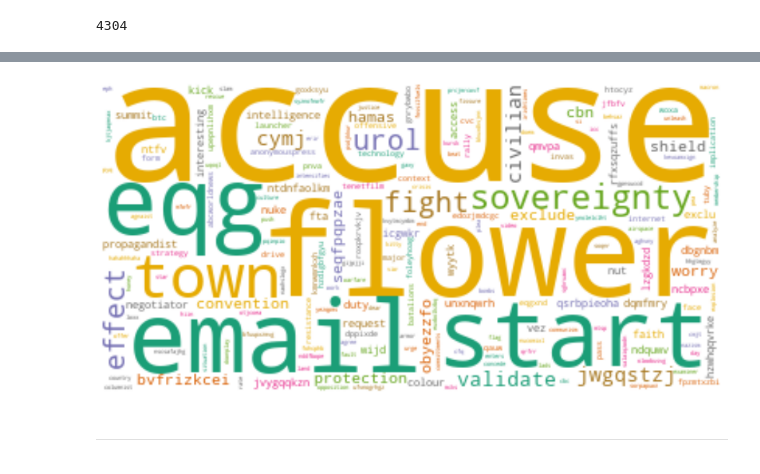
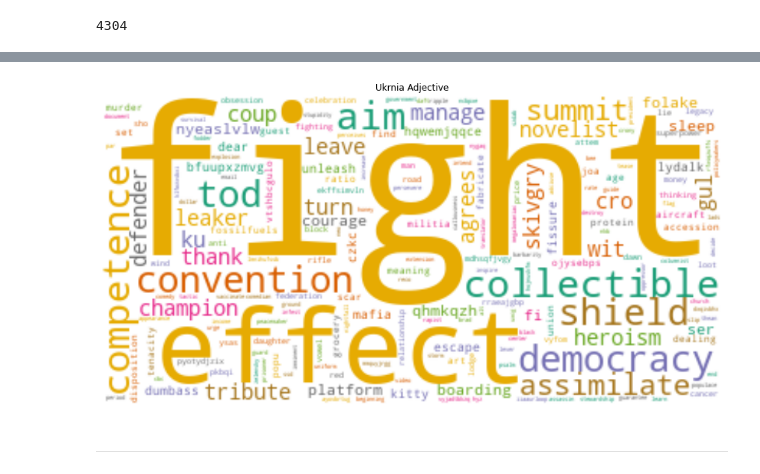
Before and after one commit to samah-balkhair/Tweets_Opinions, a Jupyter notebook: phase2_clean_tweets.ipynb, the cells around one changed output, grey strips where cells are left out. Saved outputs shown, nothing was run; the diff lists cells and outputs as text; code cells hidden in the pictures.

```diff
--- a/phase2_clean_tweets.ipynb
+++ b/phase2_clean_tweets.ipynb
@@ -612,11 +619,11 @@ noun_adj_dic
 russia_adj = []
 ukrania_adj = []
 for x, y in noun_adj_dic.items():
-    if 'russia' in x:
+    if 'russia' in x or 'russian' in x:
         russia_adj.append(y)
-    elif 'russia' in y:
+    elif 'russia' in y or 'russian' in y:
         russia_adj.append(x)
-    elif 'ukraine' in x:
+    elif 'ukraine' in x or 'ukrainian' in x:
         ukrania_adj.append(y)
-    elif 'ukraine' in y:
+    elif 'ukraine' in y or 'ukrainian' in y:
         ukrania_adj.append(x)
@@ -629,12 +636,24 @@ print('ukrania_adj: ', ukrania_adj)
 # %%
 russia_words = set(russia_adj)
-stopwords = ['ukraine', 'russiaukraine']
+stopwords = ['ukraine', 'russiaukraine', 'ukrainian', 'russia']
 stopwords = set(stopwords)
 russia_adj_final = russia_words - stopwords
 russia_adj_final = list(russia_adj_final)
 
 ukrania_words = set(ukrania_adj)
-stopwords = ['ukraine', 'russiaukraine']
-stopwords = set(stopwords)
 ukrania_adj_final = ukrania_words - stopwords
 ukrania_adj_final = list(ukrania_adj_final)
+# %%
+for x in ukrania_adj_final:
+    if str(x).__contains__('ukraine'):
+        ukrania_adj_final.remove(x)
+# %%
+# clean the adjective list
+
+for x in ukrania_adj_final:
+    if x not in words.words():
+        ukrania_adj_final.remove(x)
+
+for x in russia_adj_final:
+    if x not in words.words():
+        russia_adj_final.remove(x)
@@ -656,18 +682,18 @@ plt.show()
 # %%
 wc = WordCloud(stopwords=stop_words, background_color="white", colormap="Dark2",
                max_font_size=150, random_state=42)
 
 ukrania_word = " ".join(title for title in ukrania_adj_final)
 plt.rcParams['figure.figsize'] = [16, 6]
 
 cloud = wc.generate(ukrania_word)
 plt.axis("off")
-plt
+plt.title('Ukrnia Adjective')
 plt.tight_layout(pad = 0)
 plt.imshow(cloud, interpolation='bilinear')
 plt.show()
 # %% [output]
-[figure, old version]
+[figure, new version]
 # %%
 #https://www.machinelearningplus.com/nlp/topic-modeling-visualization-how-to-present-results-lda-models/
 # %% [markdown]
```
Also changed, not shown: parts of 31 cells of this notebook, 6 other files.
